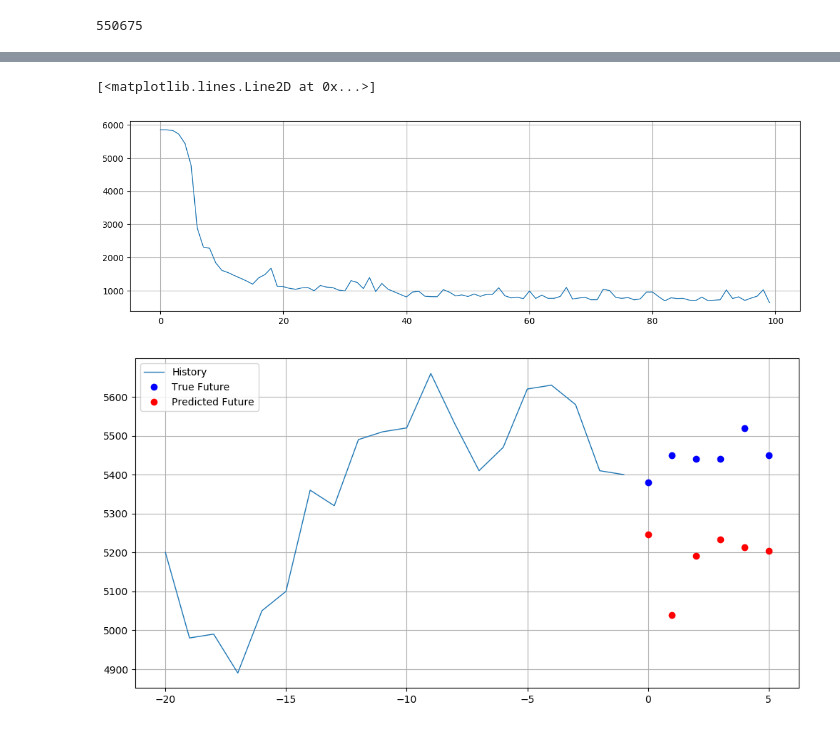
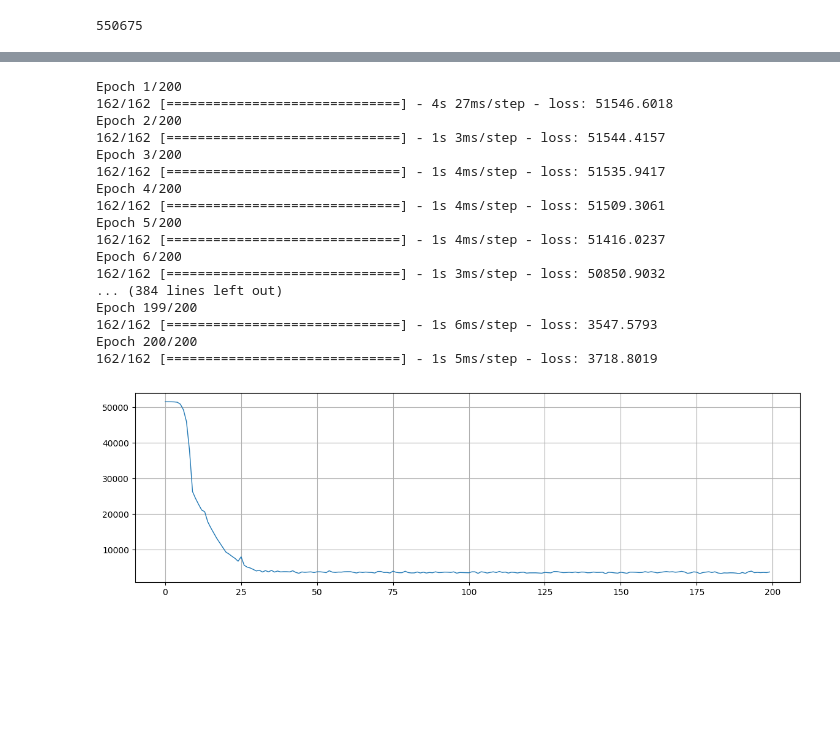
Before and after one commit to oms0803/stock_prediction, a Jupyter notebook: lstm_multi_step.ipynb, the cells around one changed output, grey strips where cells are left out. Saved outputs shown, nothing was run; the diff lists cells and outputs as text; code cells hidden in the pictures; blank space fills up the shorter version.

```diff
--- a/lstm_multi_step.ipynb
+++ b/lstm_multi_step.ipynb
@@ -80,0 +142,2 @@ Train_no: 163 and Test_no: 55
+# %%
+samsung = Module (code = '005930', past = 20, future = 6)
@@ -120,5 +155,0 @@ Epoch 100/100
-# %%
-plt.plot(history.history['loss'])
-# %% [output]
-[<matplotlib.lines.Line2D at 0x...>]
-[figure, removed]
@@ -153,4 +155,0 @@ def make_prediction (code, i):
-# %%
-make_prediction('004310',150)
-# %% [output]
-[figure, removed]
@@ -156,0 +158,21 @@ make_prediction('004310',150)
+# %%
+samsung.lstm_model_train(epoch = 200)
+# %% [output]
+Epoch 1/200
+162/162 [==============================] - 4s 27ms/step - loss: 51546.6018
+Epoch 2/200
+162/162 [==============================] - 1s 3ms/step - loss: 51544.4157
+Epoch 3/200
+162/162 [==============================] - 1s 4ms/step - loss: 51535.9417
+Epoch 4/200
+162/162 [==============================] - 1s 4ms/step - loss: 51509.3061
+Epoch 5/200
+162/162 [==============================] - 1s 4ms/step - loss: 51416.0237
+Epoch 6/200
+162/162 [==============================] - 1s 3ms/step - loss: 50850.9032
+... (384 lines left out)
+Epoch 199/200
+162/162 [==============================] - 1s 6ms/step - loss: 3547.5793
+Epoch 200/200
+162/162 [==============================] - 1s 5ms/step - loss: 3718.8019
+[figure, added]
```
Also changed, not shown: parts of 21 cells of this notebook.
